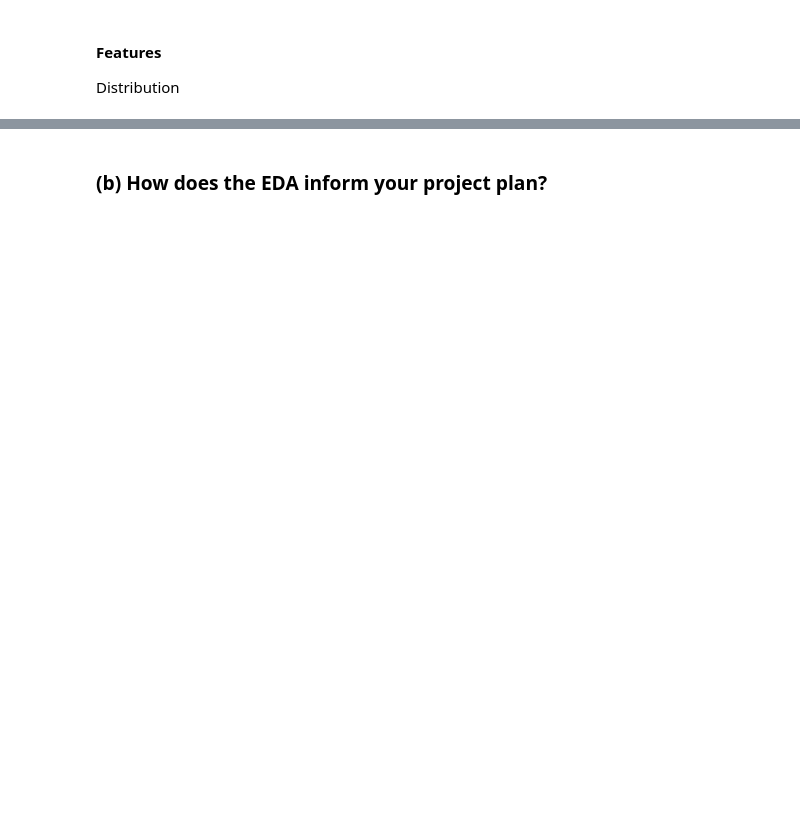
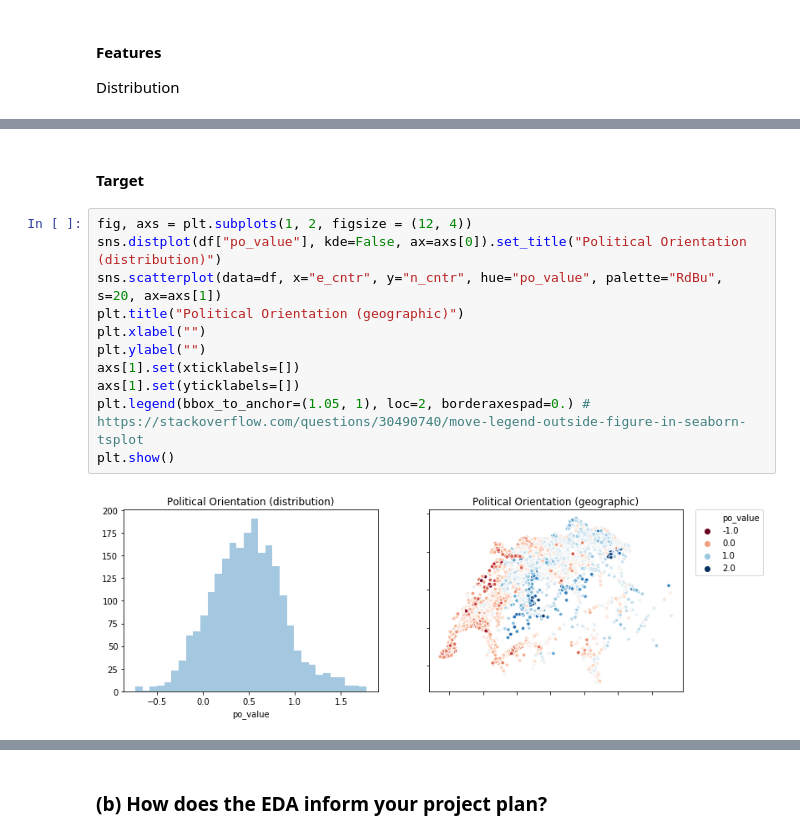
Before and after one commit to jschrein/epfl-exts-adsml-capstone-proposal, a Jupyter notebook: Capstone Project Proposal by Jörg Schreiner.ipynb, the cells around one changed output, grey strips where cells are left out. Cells and saved outputs as stored; diff of their text form; blank space fills up the shorter version.

```diff
--- a/Capstone Project Proposal by Jörg Schreiner.ipynb
+++ b/Capstone Project Proposal by Jörg Schreiner.ipynb
@@ -302,0 +222,15 @@ Correlations
+# %% [markdown]
+#### Target
+# %%
+fig, axs = plt.subplots(1, 2, figsize = (12, 4))
+sns.distplot(df["po_value"], kde=False, ax=axs[0]).set_title("Political Orientation (distribution)")
+sns.scatterplot(data=df, x="e_cntr", y="n_cntr", hue="po_value", palette="RdBu", s=20, ax=axs[1])
+plt.title("Political Orientation (geographic)")
+plt.xlabel("")
+plt.ylabel("")
+axs[1].set(xticklabels=[])
+axs[1].set(yticklabels=[])
+plt.legend(bbox_to_anchor=(1.05, 1), loc=2, borderaxespad=0.) # https://stackoverflow.com/questions/30490740/move-legend-outside-figure-in-seaborn-tsplot
+plt.show()
+# %% [output]
+[figure, added]
```
Also changed, not shown: parts of 42 cells of this notebook, 1 other file.
